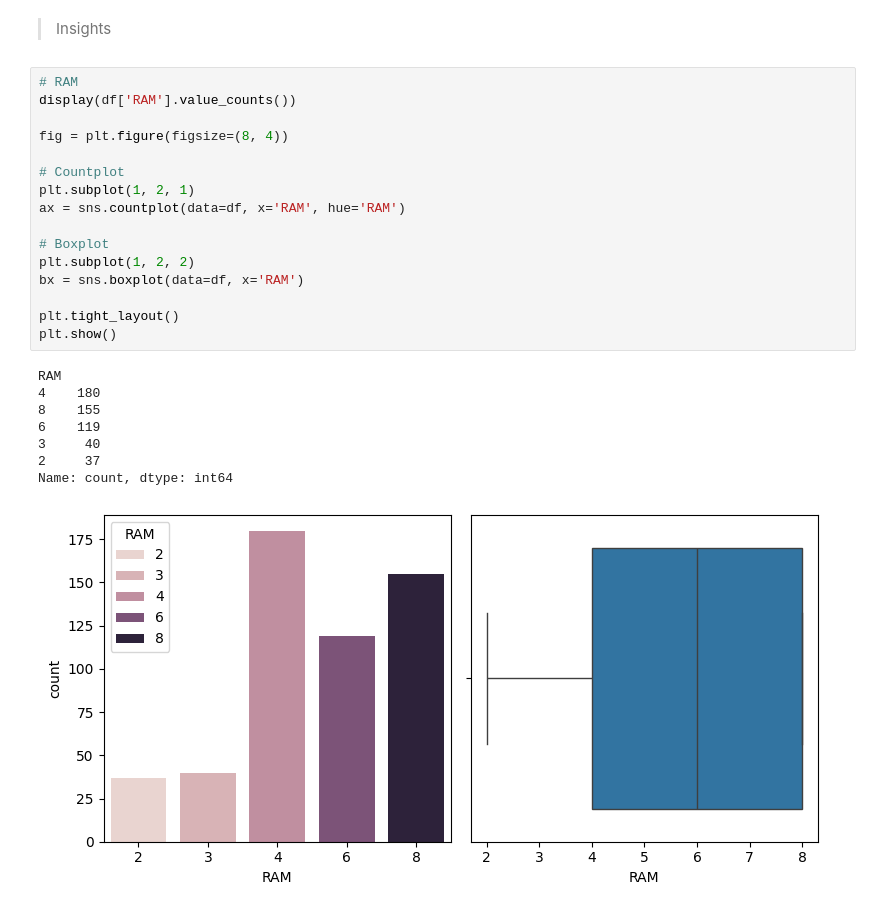
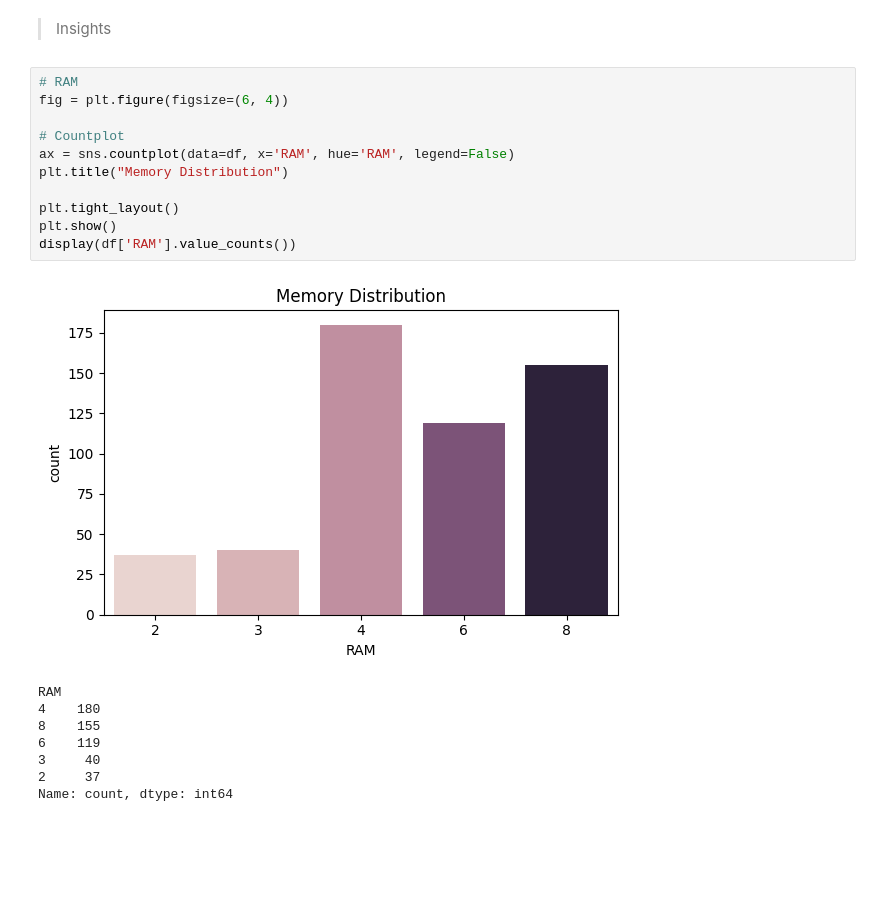
Before and after one commit to sanskar127/project4-nhis, a Jupyter notebook: analysis.ipynb, the cells around one changed output. Saved outputs shown, nothing was run; the diff lists cells and outputs as text; blank space fills up the shorter version.

```diff
--- a/analysis.ipynb
+++ b/analysis.ipynb
@@ -142,21 +131,17 @@ Name: count, dtype: int64
 >Insights
 # %%
 # RAM
-display(df['RAM'].value_counts())
-
-fig = plt.figure(figsize=(8, 4))
+fig = plt.figure(figsize=(6, 4))
 
 # Countplot
-plt.subplot(1, 2, 1)
-ax = sns.countplot(data=df, x='RAM', hue='RAM')
-
-# Boxplot
-plt.subplot(1, 2, 2)
-bx = sns.boxplot(data=df, x='RAM')
+ax = sns.countplot(data=df, x='RAM', hue='RAM', legend=False)
+plt.title("Memory Distribution")
 
 plt.tight_layout()
 plt.show()
+display(df['RAM'].value_counts())
 # %% [output]
+[figure, new version]
 RAM
 4    180
 8    155
@@ -164,4 +149,3 @@ RAM
 3     40
 2     37
 Name: count, dtype: int64
-[figure, old version]
```
Also changed, not shown: parts of 39 cells of this notebook, 1 other file.
